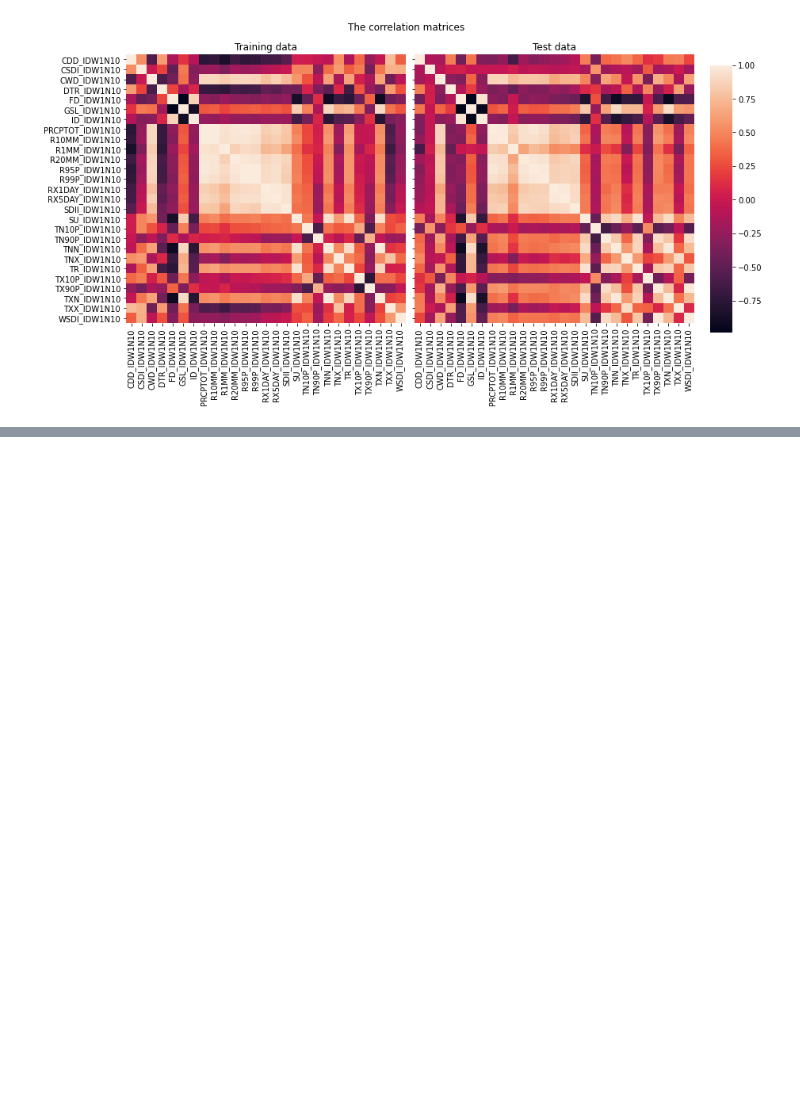
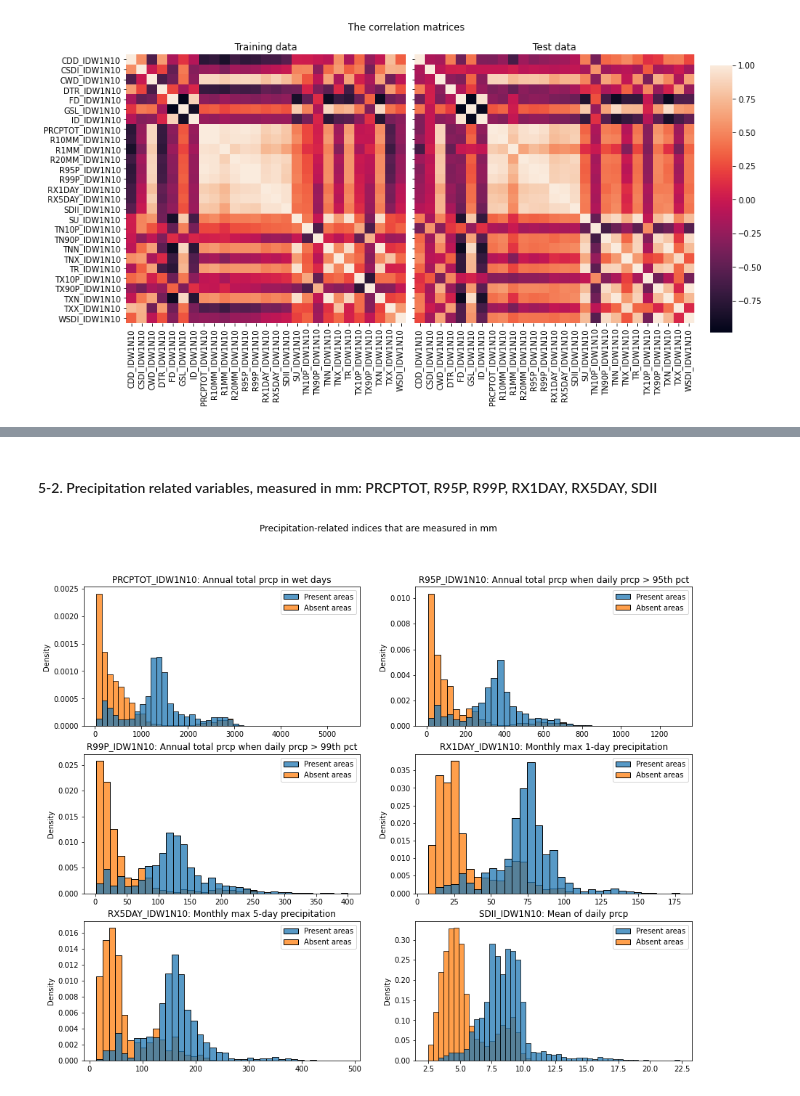
Before and after one commit to RyokoNod/sdm-asian-elephants, a Jupyter notebook: data_exploration/exploratory_analysis_etccdi.ipynb, the cells around one changed output, grey strips where cells are left out. Drawn from its saved outputs; the diff is of its cells as text; code cells hidden in the pictures; blank space fills up the shorter version.

```diff
--- a/data_exploration/exploratory_analysis_etccdi.ipynb
+++ b/data_exploration/exploratory_analysis_etccdi.ipynb
@@ -364,0 +393,11 @@ plt.show()
+# %% [markdown]
+#### 5-2. Precipitation related variables, measured in mm: PRCPTOT, R95P, R99P, RX1DAY, RX5DAY, SDII <a class="anchor" id="presabs_precp_mm_group"></a>
+# %%
+fig, axes = plt.subplots(3, 2, figsize=(15, 12))
+fig.suptitle('Precipitation-related indices that are measured in mm')
+
+for idx,ax in zip(precp_mm_group, axes.flat):
+    sns.histplot(ax=ax,data={"Present areas": psuedo_pres[idx], "Absent areas": psuedo_abs[idx]},stat="density",common_norm=False)
+    ax.set_title(idx+": "+var_dict[idx])
+# %% [output]
+[figure, added]
```
Also changed, not shown: parts of 23 cells of this notebook, 1 other file.
